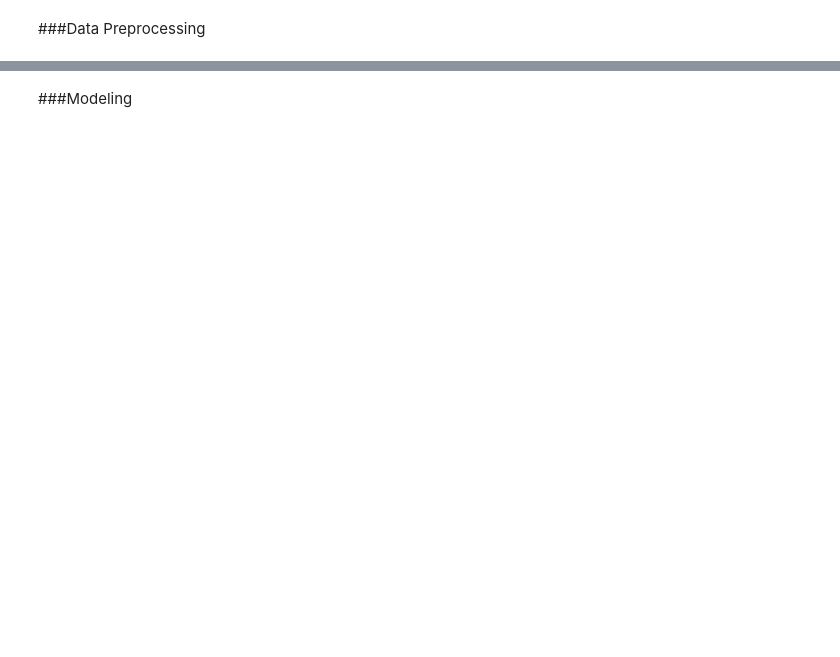
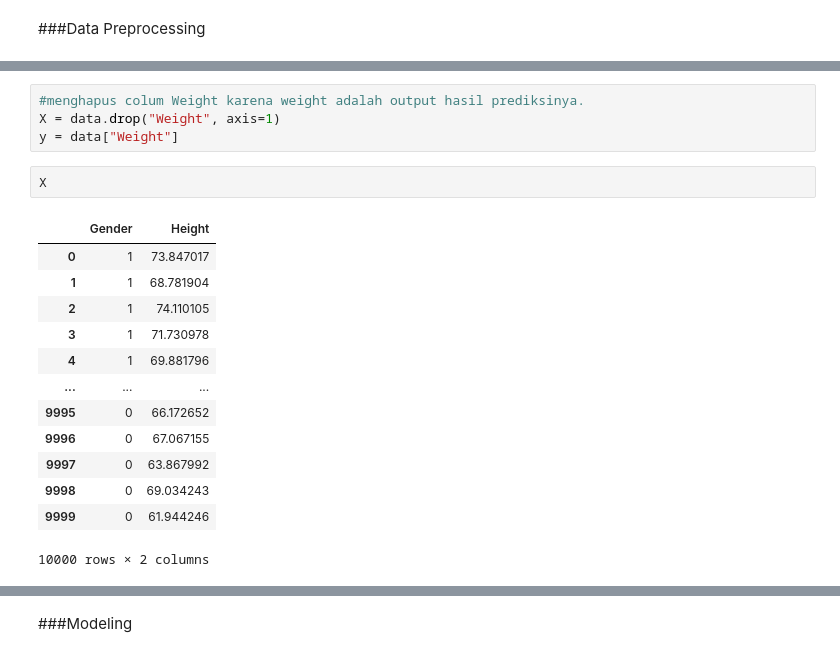
Before and after one commit to TaysTyas/Bakudan, a Jupyter notebook: Model_Prediksi_Berat_Badan.ipynb, the cells around one changed output, grey strips where cells are left out. Saved outputs shown, nothing was run; the diff lists cells and outputs as text; blank space fills up the shorter version.

```diff
--- a/Model_Prediksi_Berat_Badan.ipynb
+++ b/Model_Prediksi_Berat_Badan.ipynb
@@ -18,0 +106,20 @@ import joblib
+# %%
+#menghapus colum Weight karena weight adalah output hasil prediksinya.
+X = data.drop("Weight", axis=1)
+y = data["Weight"]
+# %%
+X
+# %% [output]
+|  | Gender | Height |
+| 0 | 1 | 73.847017 |
+| 1 | 1 | 68.781904 |
+| 2 | 1 | 74.110105 |
+| 3 | 1 | 71.730978 |
+| 4 | 1 | 69.881796 |
+| ... | ... | ... |
+| 9995 | 0 | 66.172652 |
+| 9996 | 0 | 67.067155 |
+| 9997 | 0 | 63.867992 |
+| 9998 | 0 | 69.034243 |
+| 9999 | 0 | 61.944246 |
+10000 rows × 2 columns
```
Also changed, not shown: parts of 10 cells of this notebook.
